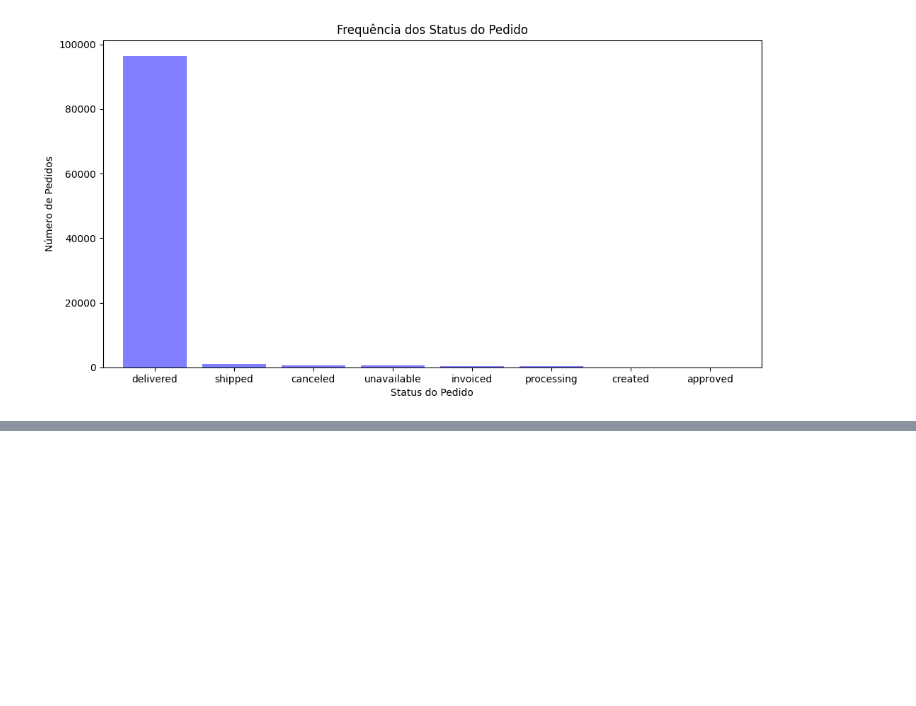
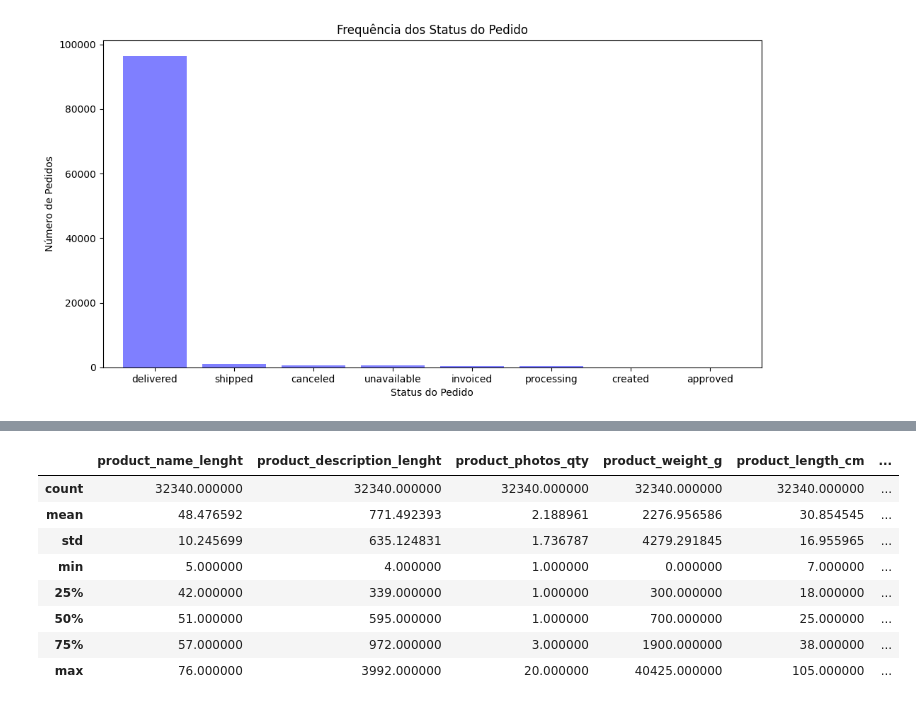
Before and after one commit to RayVilaca/Bootcamp-Data-Science-Ada, a Jupyter notebook: projetos-conclusao-modulo/modulo2/projeto.ipynb, the cells around one changed output, grey strips where cells are left out. Drawn from its saved outputs; the diff is of its cells as text; code cells hidden in the pictures; blank space fills up the shorter version.

```diff
--- a/projetos-conclusao-modulo/modulo2/projeto.ipynb
+++ b/projetos-conclusao-modulo/modulo2/projeto.ipynb
@@ -540,0 +655,12 @@ frequencia_status_pedido.plot(kind='bar',
+# %%
+produtos.describe()
+# %% [output]
+|  | product_name_lenght | product_description_lenght | product_photos_qty | product_weight_g | product_length_cm | ... |
+| count | 32340.000000 | 32340.000000 | 32340.000000 | 32340.000000 | 32340.000000 | ... |
+| mean | 48.476592 | 771.492393 | 2.188961 | 2276.956586 | 30.854545 | ... |
+| std | 10.245699 | 635.124831 | 1.736787 | 4279.291845 | 16.955965 | ... |
+| min | 5.000000 | 4.000000 | 1.000000 | 0.000000 | 7.000000 | ... |
+| 25% | 42.000000 | 339.000000 | 1.000000 | 300.000000 | 18.000000 | ... |
+| 50% | 51.000000 | 595.000000 | 1.000000 | 700.000000 | 25.000000 | ... |
+| 75% | 57.000000 | 972.000000 | 3.000000 | 1900.000000 | 38.000000 | ... |
+| max | 76.000000 | 3992.000000 | 20.000000 | 40425.000000 | 105.000000 | ... |
```
Also changed, not shown: parts of 15 cells of this notebook.
